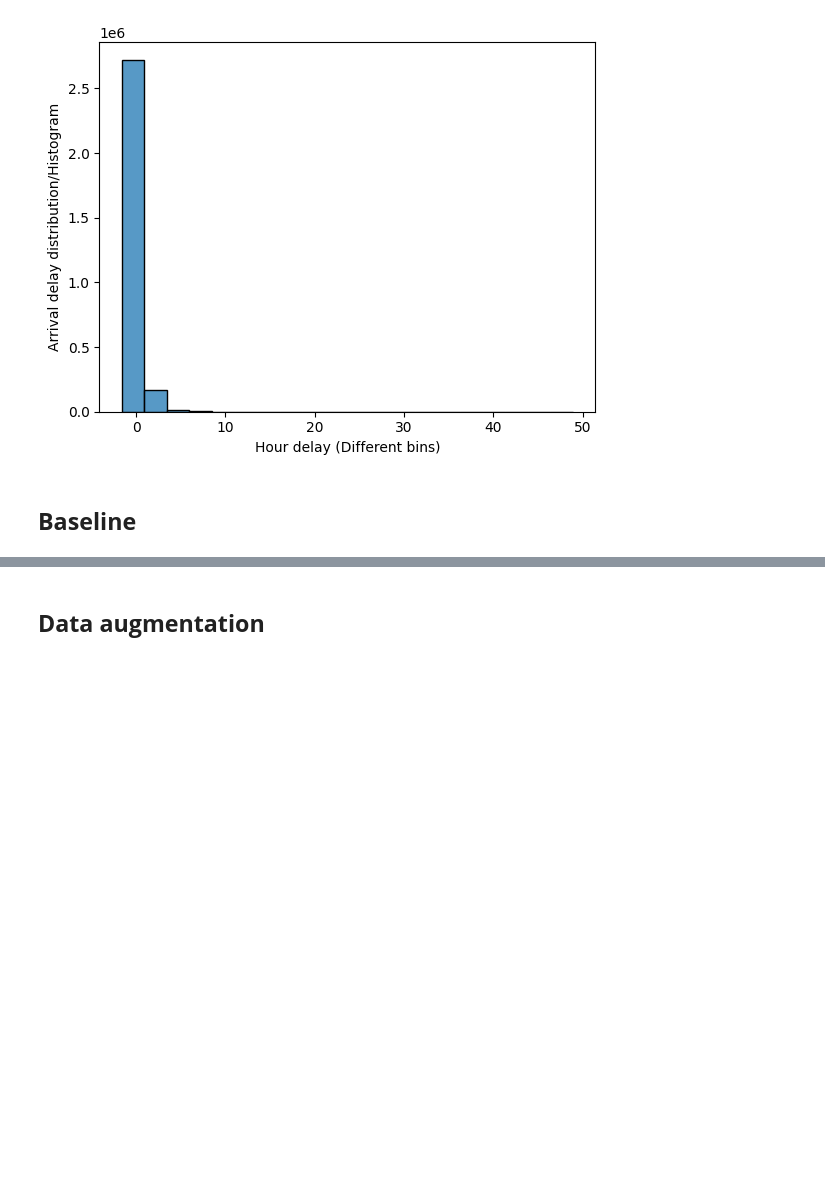
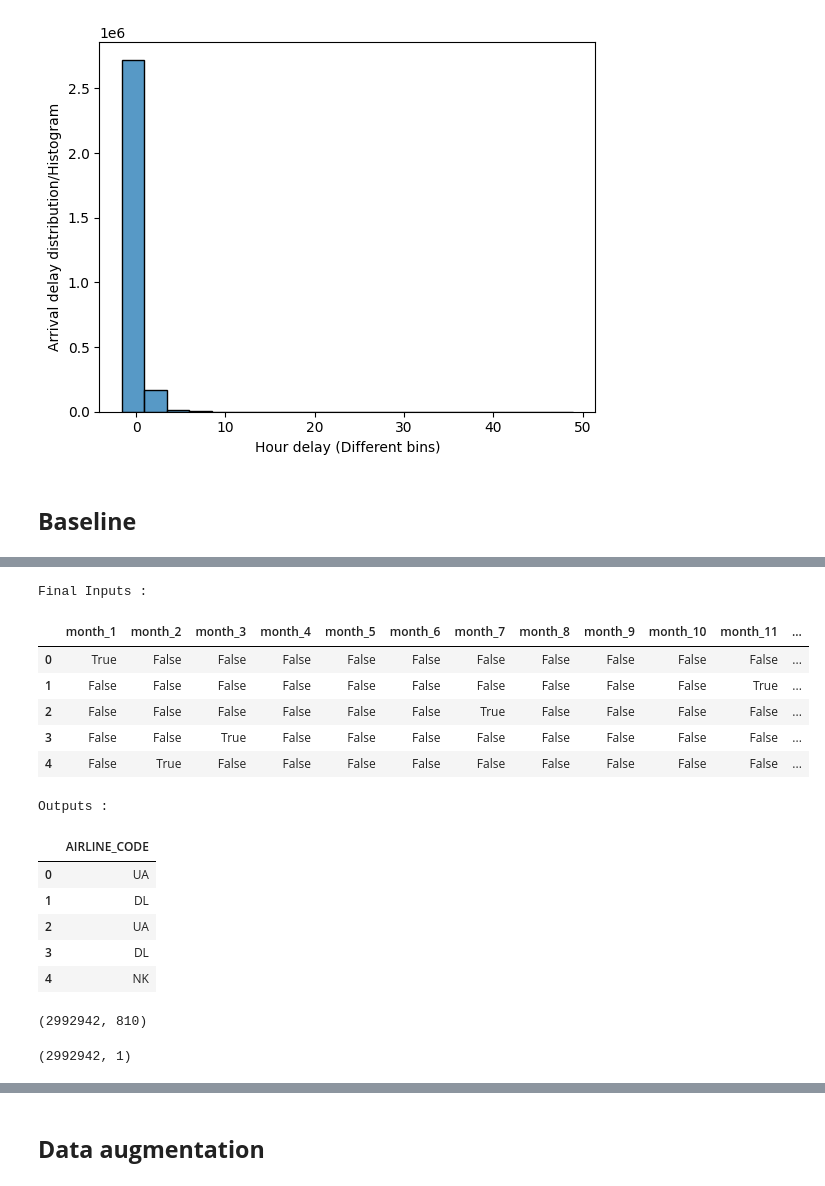
Before and after one commit to MBalogogGLemuel/Balogogg-portfolio.github.io, a Jupyter notebook: pages/FlightsDelaysandCancellation/2- Model.ipynb, the cells around one changed output, grey strips where cells are left out. Saved outputs shown, nothing was run; the diff lists cells and outputs as text; code cells hidden in the pictures; blank space fills up the shorter version.

```diff
--- a/pages/FlightsDelaysandCancellation/2- Model.ipynb
+++ b/pages/FlightsDelaysandCancellation/2- Model.ipynb
@@ -291,0 +165,33 @@ display(pd.DataFrame(out))
+# %%
+# OHE of categorical features
+nw_y = y_airline.copy()
+nw_X = pd.get_dummies(X_airline)
+
+print('Final Inputs :\n')
+display(nw_X.head())
+
+print('\nOutputs :\n')
+display(nw_y.head())
+# %% [output]
+Final Inputs :
+|  | month_1 | month_2 | month_3 | month_4 | month_5 | month_6 | month_7 | month_8 | month_9 | month_10 | month_11 | ... |
+| 0 | True | False | False | False | False | False | False | False | False | False | False | ... |
+| 1 | False | False | False | False | False | False | False | False | False | False | True | ... |
+| 2 | False | False | False | False | False | False | True | False | False | False | False | ... |
+| 3 | False | False | True | False | False | False | False | False | False | False | False | ... |
+| 4 | False | True | False | False | False | False | False | False | False | False | False | ... |
+Outputs :
+|  | AIRLINE_CODE |
+| 0 | UA |
+| 1 | DL |
+| 2 | UA |
+| 3 | DL |
+| 4 | NK |
+# %%
+nw_X.shape
+# %% [output]
+(2992942, 810)
+# %%
+nw_y.shape
+# %% [output]
+(2992942, 1)
```
Also changed, not shown: parts of 46 cells of this notebook.
